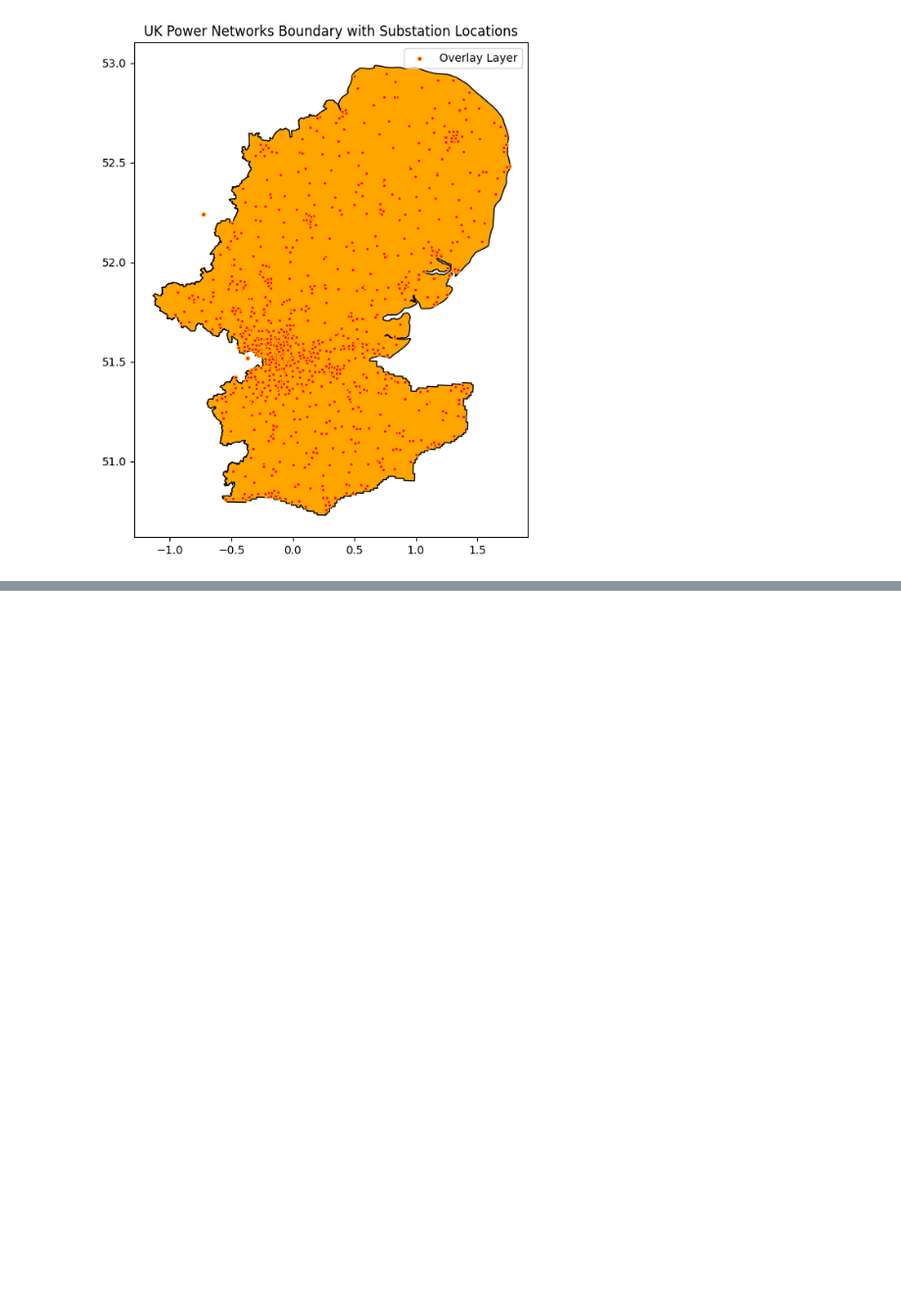
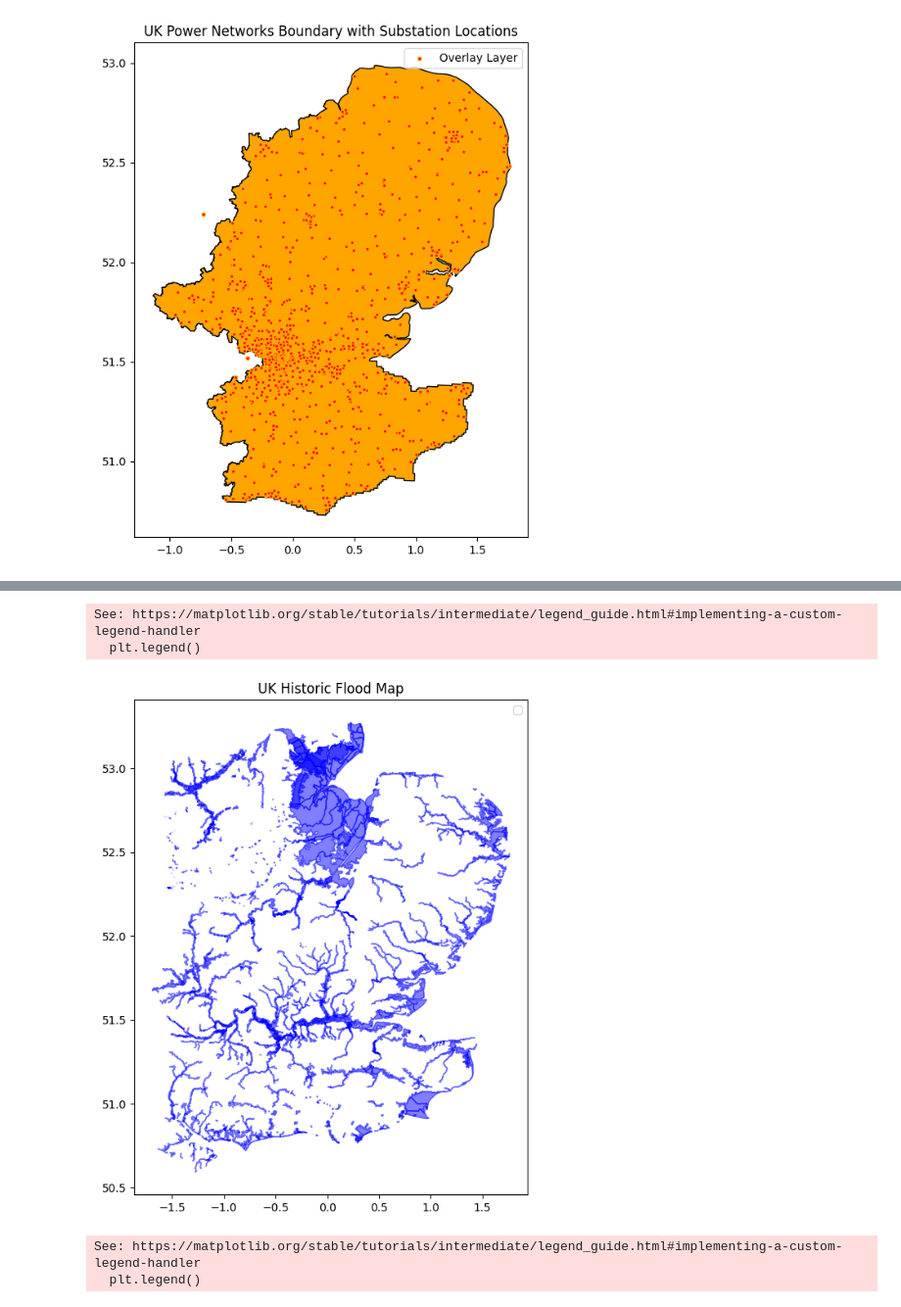
Before and after one commit to neilpaulmartin/geospatial-flooding, a Jupyter notebook: geospatial.ipynb, the cells around one changed output, grey strips where cells are left out. Shown at 98% size. Saved outputs shown, nothing was run; the diff lists cells and outputs as text; code cells hidden in the pictures; blank space fills up the shorter version.

```diff
--- a/geospatial.ipynb
+++ b/geospatial.ipynb
@@ -58,0 +75,30 @@ See: https://matplotlib.org/stable/tutorials/intermediate/legend_guide.html#impl
+# %%
+flood_warning = gpd.read_file("data/flood-warning-areas/ukpn-flood-warning-areas.geojson")
+
+fig, ax = plt.subplots(figsize=(10, 8))
+
+flood_warning.plot(ax=ax, edgecolor='blue', facecolor='blue', linewidth=1, linestyle='-', label="Flood History", alpha=0.5)
+
+plt.title("UK Historic Flood Map")
+plt.legend()
+plt.show()
+
+flood_warning = flood_warning.to_crs(region.crs)
+
+flood_warning_segment = gpd.overlay(flood_warning, region, how='intersection')
+
+fig, ax = plt.subplots(figsize=(10, 8))
+region.plot(ax=ax, edgecolor='black', facecolor='orange', linewidth=1, label="UK Power Networks Boundary")
+flood_warning_segment.plot(ax=ax, edgecolor='purple', facecolor='purple', linewidth=1, linestyle='-', label="Flood Warning", alpha=0.5)
+grid_primary_sites.plot(ax=ax, edgecolor='orange', facecolor='red', linewidth=1, linestyle='-', label="Primary Sites", markersize=10)
+flood_segment.plot(ax=ax, edgecolor='blue', facecolor='blue', linewidth=1, linestyle='-', label="Flood History Segment", alpha=0.5)
+
+plt.title("UK Power Networks Boundary with Historic Flood Segment, Flood Warning and Substation Locations")
+plt.legend()
+plt.show()
+# %% [output]
+See: https://matplotlib.org/stable/tutorials/intermediate/legend_guide.html#implementing-a-custom-legend-handler
+  plt.legend()
+[figure, added]
+See: https://matplotlib.org/stable/tutorials/intermediate/legend_guide.html#implementing-a-custom-legend-handler
+  plt.legend()
```
Also changed, not shown: parts of 2 cells of this notebook, 8 other files.
